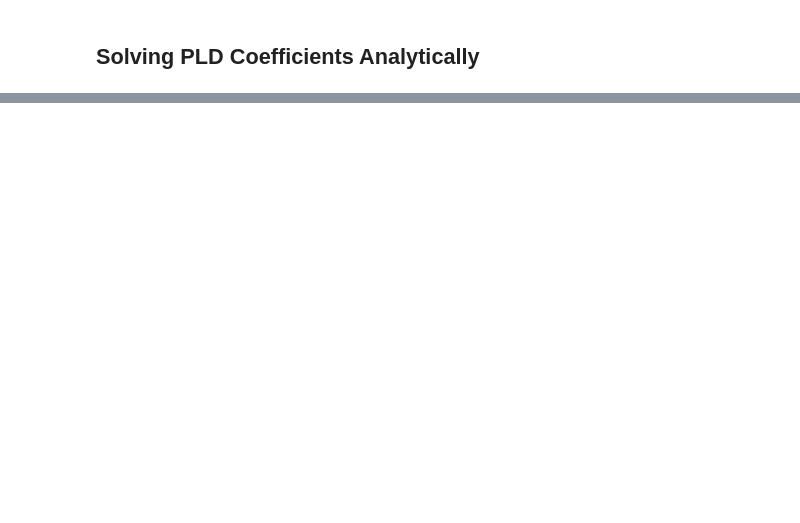
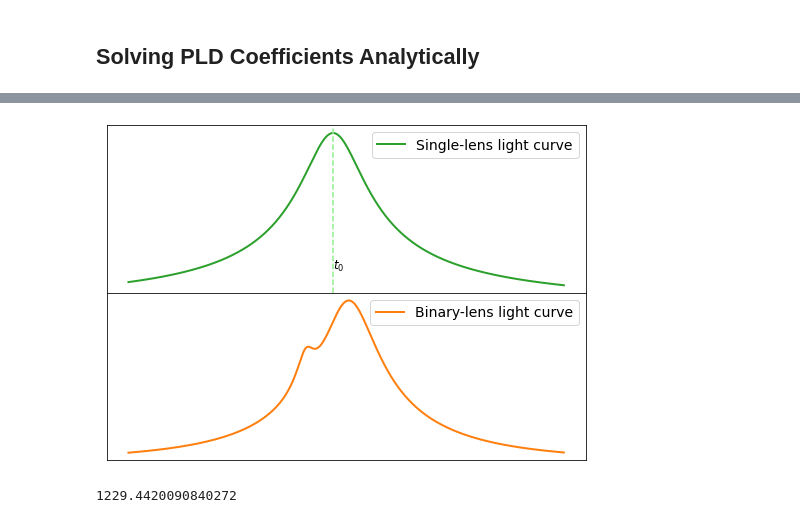
Before and after one commit to tbctk/tbk-Spitzer-ulens, a Jupyter notebook: Spitzer-ulens_Tutorial.ipynb, the cells around one changed output, grey strips where cells are left out. Cells and saved outputs as stored; diff of their text form; code cells hidden in the pictures; blank space fills up the shorter version.

```diff
--- a/Spitzer-ulens_Tutorial.ipynb
+++ b/Spitzer-ulens_Tutorial.ipynb
@@ -226,0 +251,31 @@ print(pos_max)
+# %%
+s, q, rho, alpha, tE, t0, u0, fb, fs = p0
+p0_single = np.array([9.20263259e+01, 7.93931983e+03, 1.19630450e+02, 7.66795064e+00])
+fb_s,t0_s,fs_s,tE_s = p0_single
+timeplot = np.linspace(t0-tE,t0+tE,1000)
+fig,ax = plt.subplots(2,figsize=(7,5))
+ax[0].plot(timeplot,models.single_lens(timeplot,*p0_single),color='C2',lw=2,label='Single-lens light curve')
+ax[1].plot(timeplot,MODELFUNC(timeplot,*p0),color='C1',lw=2,label='Binary-lens light curve')
+ax[0].xaxis.set_visible(False)
+ax[0].yaxis.set_visible(False)
+ax[1].xaxis.set_visible(False)
+ax[1].yaxis.set_visible(False)
+ax[0].legend(fontsize=14)
+ax[1].legend(fontsize=14)
+
+ax[0].axvline(x=t0_s,ls='--',color='lightgreen')
+ax[0].text(t0_s,120,r'$t_0$',fontsize=12)
+ax[0].plot([t0_s]-,[])
+
+fig.tight_layout()
+plt.subplots_adjust(hspace=0)
+#plt.savefig('comparemodels.png',dpi=300)
+# %% [output]
+[figure, added]
+# %%
+dudchain = mcmc.PLDCoeffsChain(np.empty(np.size(X)))
+lnlike = mcmc.lnlike(popt_mcmc, MODELFUNC, event.TIMES, PTOT, PTOT_E, E_BIN, PNORM, dudchain)
+
+bic = popt_mcmc.size*np.log(ptot.size)-lnlike
+# %% [output]
+1229.4420090840272
```
Also changed, not shown: parts of 25 cells of this notebook, 1 other file.
